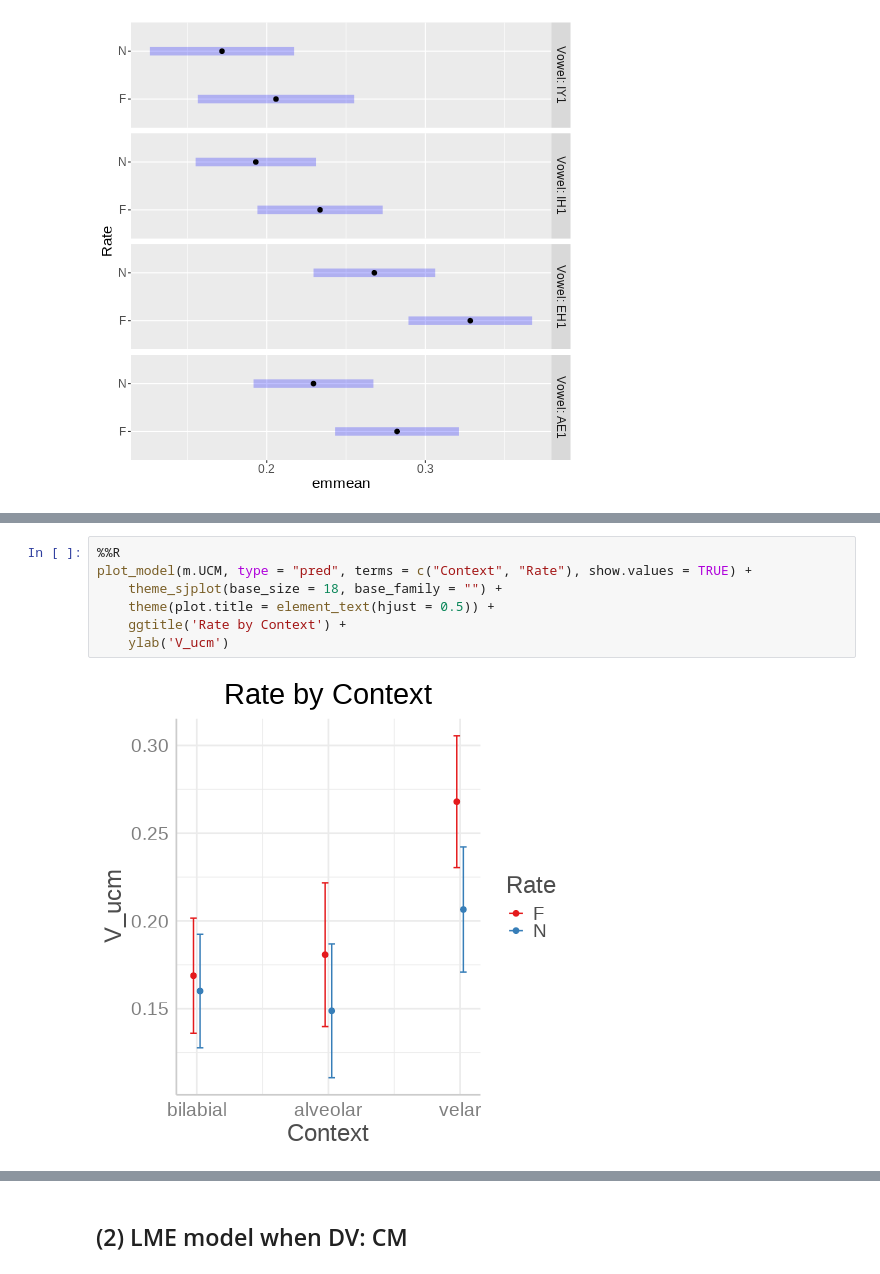
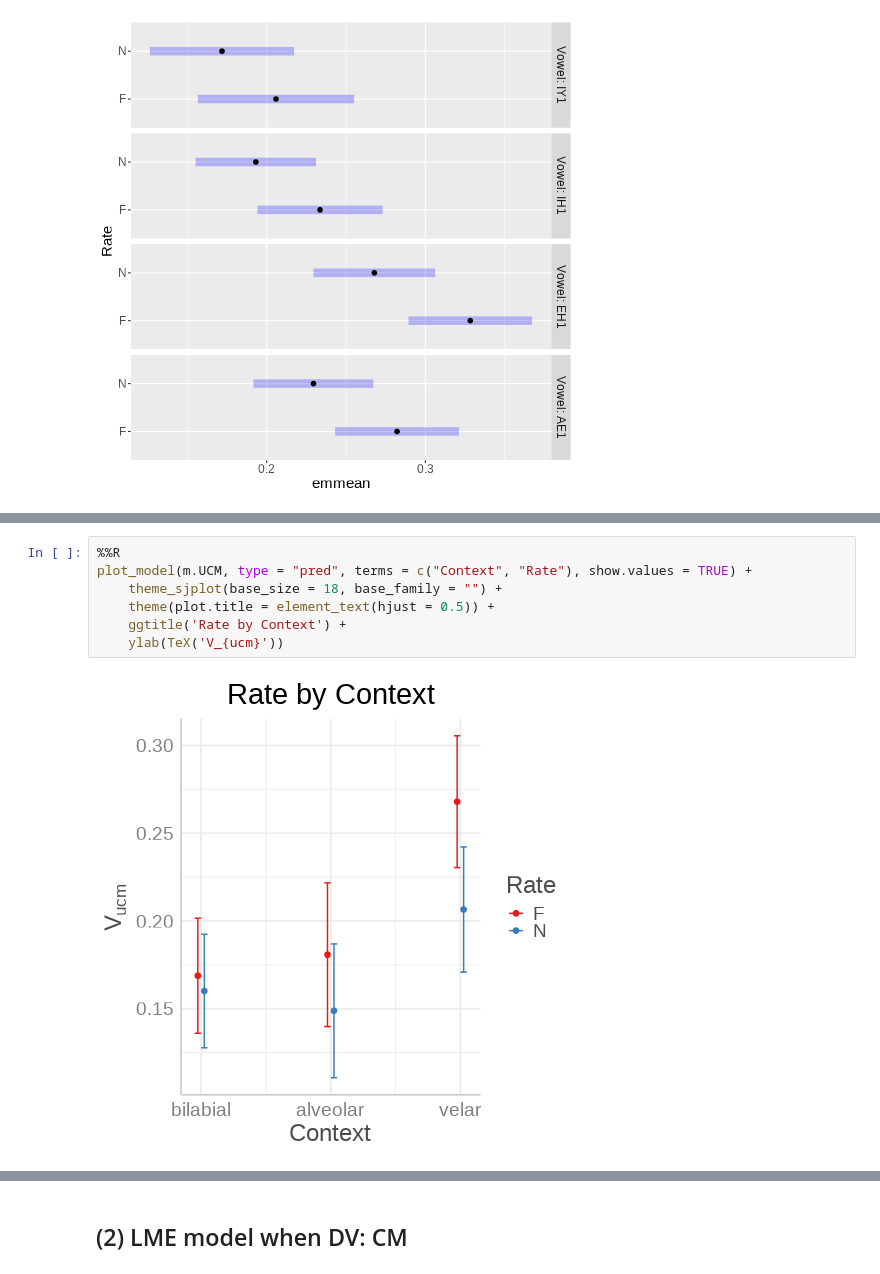
Before and after one commit to jaekookang/Articulatory-Data-Processor, a Jupyter notebook: 1-033_artic_analysis_UCM_GPCA.ipynb, the cells around one changed output, grey strips where cells are left out. Cells and saved outputs as stored; diff of their text form.

```diff
--- a/1-033_artic_analysis_UCM_GPCA.ipynb
+++ b/1-033_artic_analysis_UCM_GPCA.ipynb
@@ -740,9 +777,9 @@ plot_model(m.UCM, type='pred', terms=c("Vowel","Rate"),
 # %%
 %%R
 plot_model(m.UCM, type = "pred", terms = c("Context", "Rate"), show.values = TRUE) +
     theme_sjplot(base_size = 18, base_family = "") +
     theme(plot.title = element_text(hjust = 0.5)) +
     ggtitle('Rate by Context') +
-    ylab('V_ucm')
+    ylab(TeX('V_{ucm}'))
 # %% [output]
-[figure, old version]
+[figure, new version]
```
Also changed, not shown: parts of 22 cells of this notebook.
